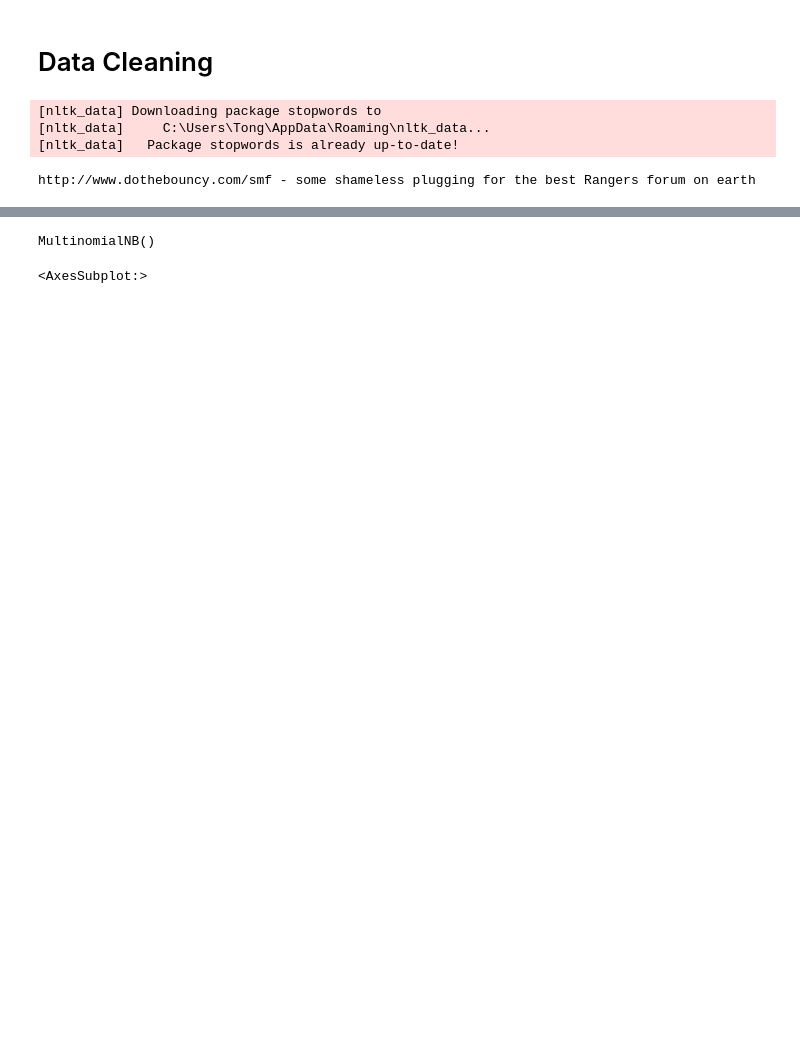
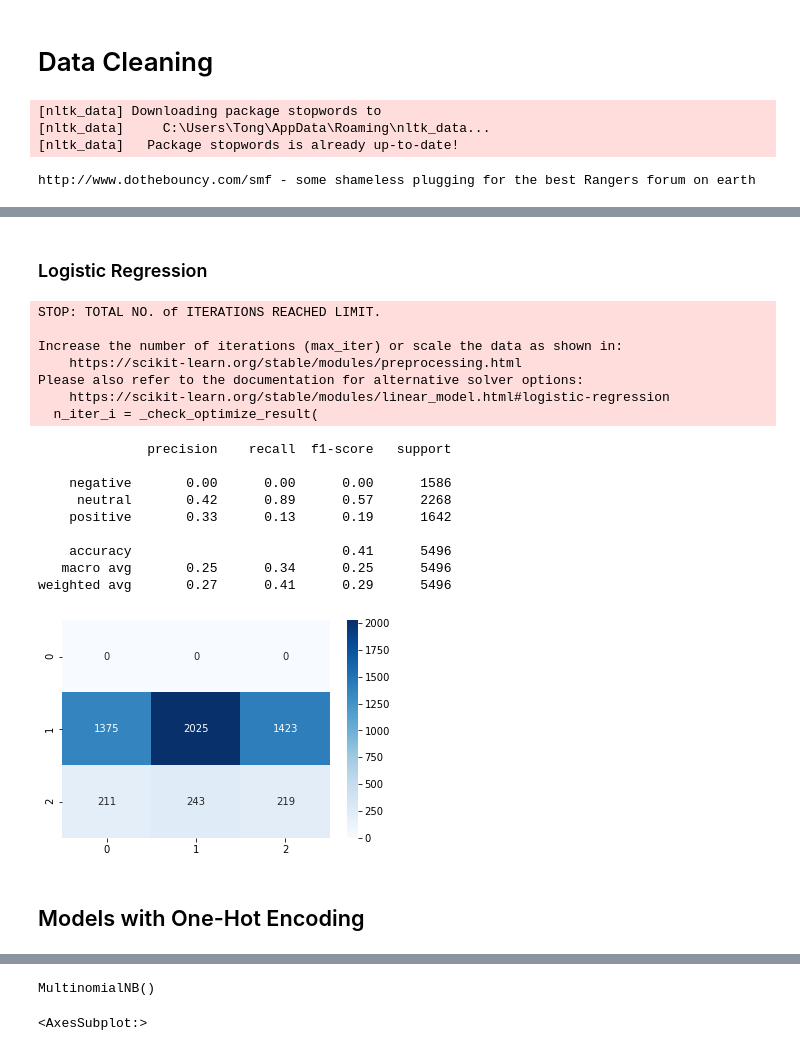
Before and after one commit to David-Tong/W207-Final-Project-2022, a Jupyter notebook: Tweet Sentiment Extraction/Tweet_Sentiment_Extraction_Analysis.ipynb, the cells around one changed output, grey strips where cells are left out. Drawn from its saved outputs; the diff is of its cells as text; code cells hidden in the pictures; blank space fills up the shorter version.

```diff
--- a/Tweet Sentiment Extraction/Tweet_Sentiment_Extraction_Analysis.ipynb
+++ b/Tweet Sentiment Extraction/Tweet_Sentiment_Extraction_Analysis.ipynb
@@ -275,2 +367,36 @@ Name: sentiment, Length: 5000, dtype: object
+# %% [markdown]
+### Logistic Regression
+# %%
+from sklearn.linear_model import LogisticRegression
+
+model = LogisticRegression()
+model.fit(X_train, y_train)
+
+y_pred = model.predict(X_test)
+
+cm = confusion_matrix(y_pred, y_test)
+sns.heatmap(cm, annot = True, cmap='Blues', fmt='g')
+
+print(classification_report(y_test, y_pred))
+# %% [output]
+STOP: TOTAL NO. of ITERATIONS REACHED LIMIT.
+
+Increase the number of iterations (max_iter) or scale the data as shown in:
+    https://scikit-learn.org/stable/modules/preprocessing.html
+Please also refer to the documentation for alternative solver options:
+    https://scikit-learn.org/stable/modules/linear_model.html#logistic-regression
+  n_iter_i = _check_optimize_result(
+              precision    recall  f1-score   support
+
+    negative       0.00      0.00      0.00      1586
+     neutral       0.42      0.89      0.57      2268
+    positive       0.33      0.13      0.19      1642
+
+    accuracy                           0.41      5496
+   macro avg       0.25      0.34      0.25      5496
+weighted avg       0.27      0.41      0.29      5496
+[figure, added]
+# %% [markdown]
+## Models with One-Hot Encoding
 # %%
 from sklearn.model_selection import train_test_split
```
Also changed, not shown: parts of 69 cells of this notebook.
